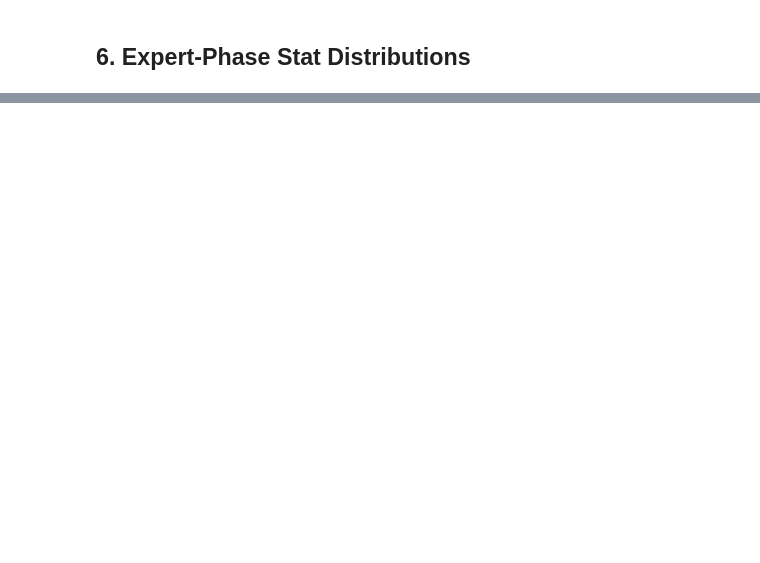
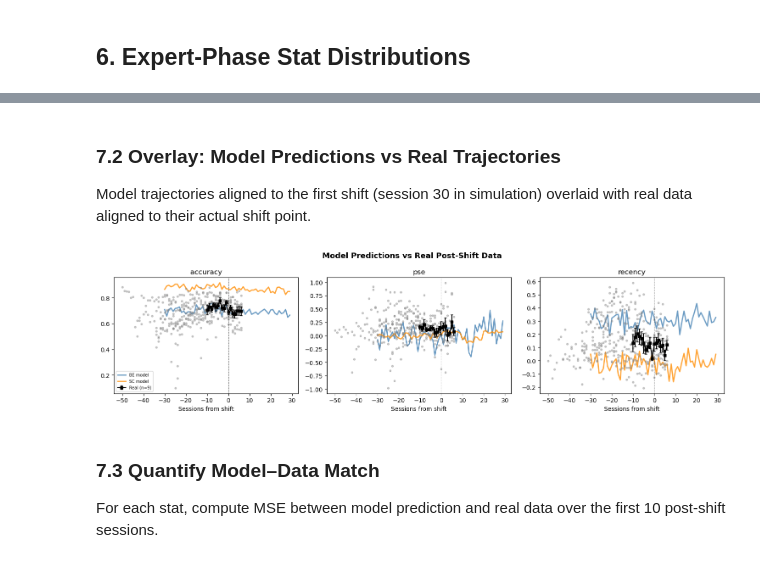
Before and after one commit to serkanshentyurk/sound_categorisation, a Jupyter notebook: Notebooks/1c_model_vs_real.ipynb, the cells around one changed output, grey strips where cells are left out. Saved outputs shown, nothing was run; the diff lists cells and outputs as text; code cells hidden in the pictures; blank space fills up the shorter version.

```diff
--- a/Notebooks/1c_model_vs_real.ipynb
+++ b/Notebooks/1c_model_vs_real.ipynb
@@ -336,0 +477,64 @@ differences between the models' learning mechanisms and guides model selection.
+# %% [markdown]
+### 7.2 Overlay: Model Predictions vs Real Trajectories
+
+Model trajectories aligned to the first shift (session 30 in simulation)
+overlaid with real data aligned to their actual shift point.
+# %%
+OVERLAY_STATS = ['accuracy', 'pse', 'recency']
+SHIFT_SESSION = 30  # where the first shift occurs in simulation
+
+fig, axes = plt.subplots(1, len(OVERLAY_STATS),
+                          figsize=(5 * len(OVERLAY_STATS), 4))
+
+for col, stat in enumerate(OVERLAY_STATS):
+    ax = axes[col]
+
+    # Model predictions (aligned: session 30 = shift point = 0)
+    for model_df, color, label in [
+        (be_shift, 'steelblue', 'BE model'),
+        (sc_shift, 'darkorange', 'SC model'),
+    ]:
+        if stat in model_df.columns:
+            x = model_df['session_idx'] - SHIFT_SESSION
+            ax.plot(x, model_df[stat], '-', color=color, lw=2,
+                    label=label, alpha=0.8)
+
+    # Real data overlay
+    for aid, rdata in real_shift_data.items():
+        traj = rdata['trajectory']
+        if stat in traj.columns:
+            ax.plot(traj['relative_session'], traj[stat],
+                    'o', ms=3, color='grey', alpha=0.4)
+
+    # Real data mean ± SEM (if multiple animals)
+    if len(real_shift_data) > 1:
+        all_trajs = [r['trajectory'] for r in real_shift_data.values()]
+        from analysis.adaptation import aggregate_trajectories
+        agg = aggregate_trajectories(
+            all_trajs, stats=[stat], session_range=(-10, 15),
+        )
+        stat_agg = agg[agg['stat'] == stat].sort_values('relative_session')
+        if not stat_agg.empty:
+            ax.errorbar(
+                stat_agg['relative_session'], stat_agg['mean'],
+                yerr=stat_agg['sem'], fmt='s-', ms=4, color='black',
+                capsize=2, lw=1.5, label=f'Real (n={len(real_shift_data)})',
+            )
+
+    ax.axvline(0, color='black', ls=':', lw=0.8)
+    ax.set_xlabel('Sessions from shift')
+    ax.set_title(stat)
+    if col == 0:
+        ax.legend(fontsize=7)
+
+fig.suptitle('Model Predictions vs Real Post-Shift Data',
+             fontsize=13, fontweight='bold')
+plt.tight_layout()
+plt.show()
+# %% [output]
+[figure, added]
+# %% [markdown]
+### 7.3 Quantify Model–Data Match
+
+For each stat, compute MSE between model prediction and real data
+over the first 10 post-shift sessions.
```
Also changed, not shown: parts of 16 cells of this notebook, 23 other files.
